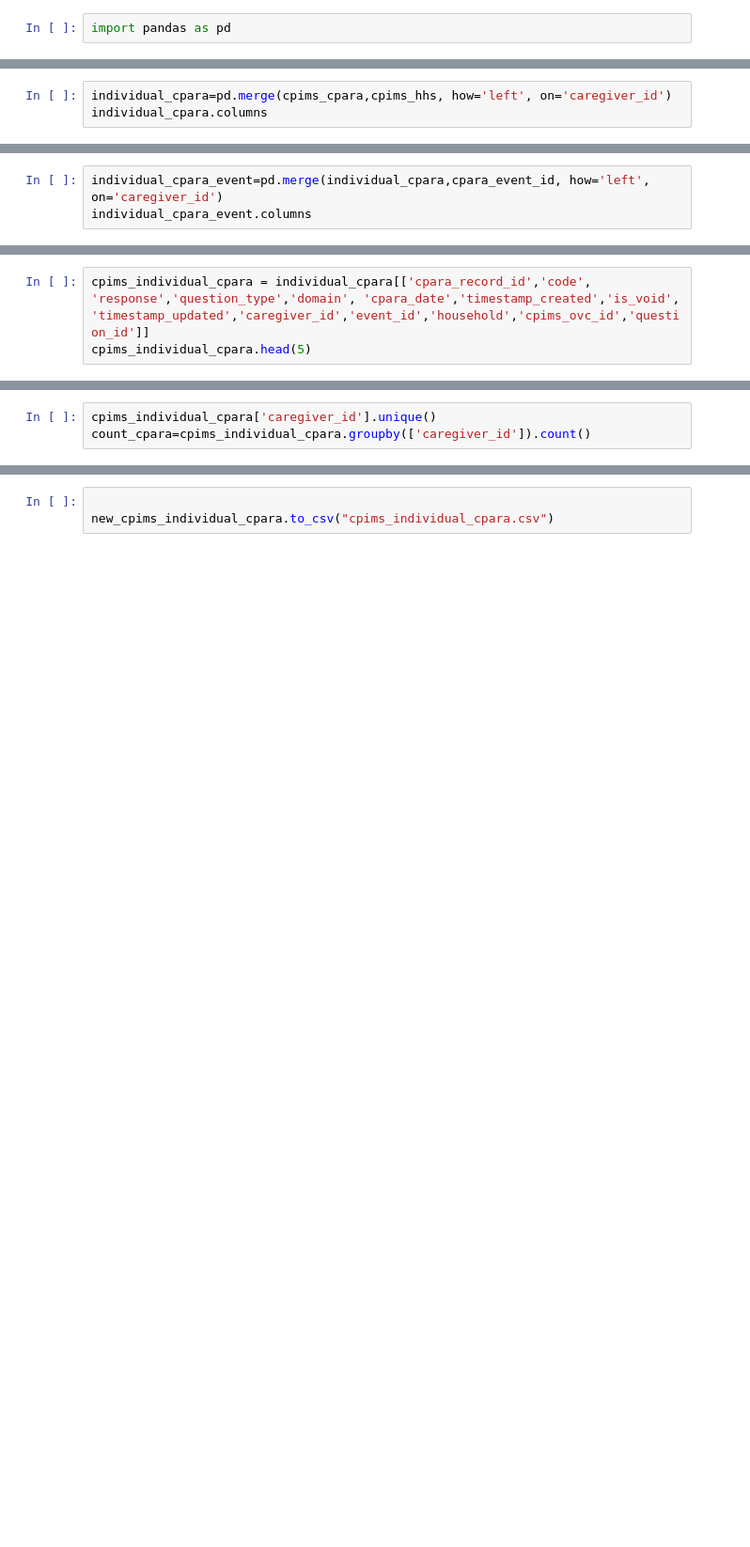
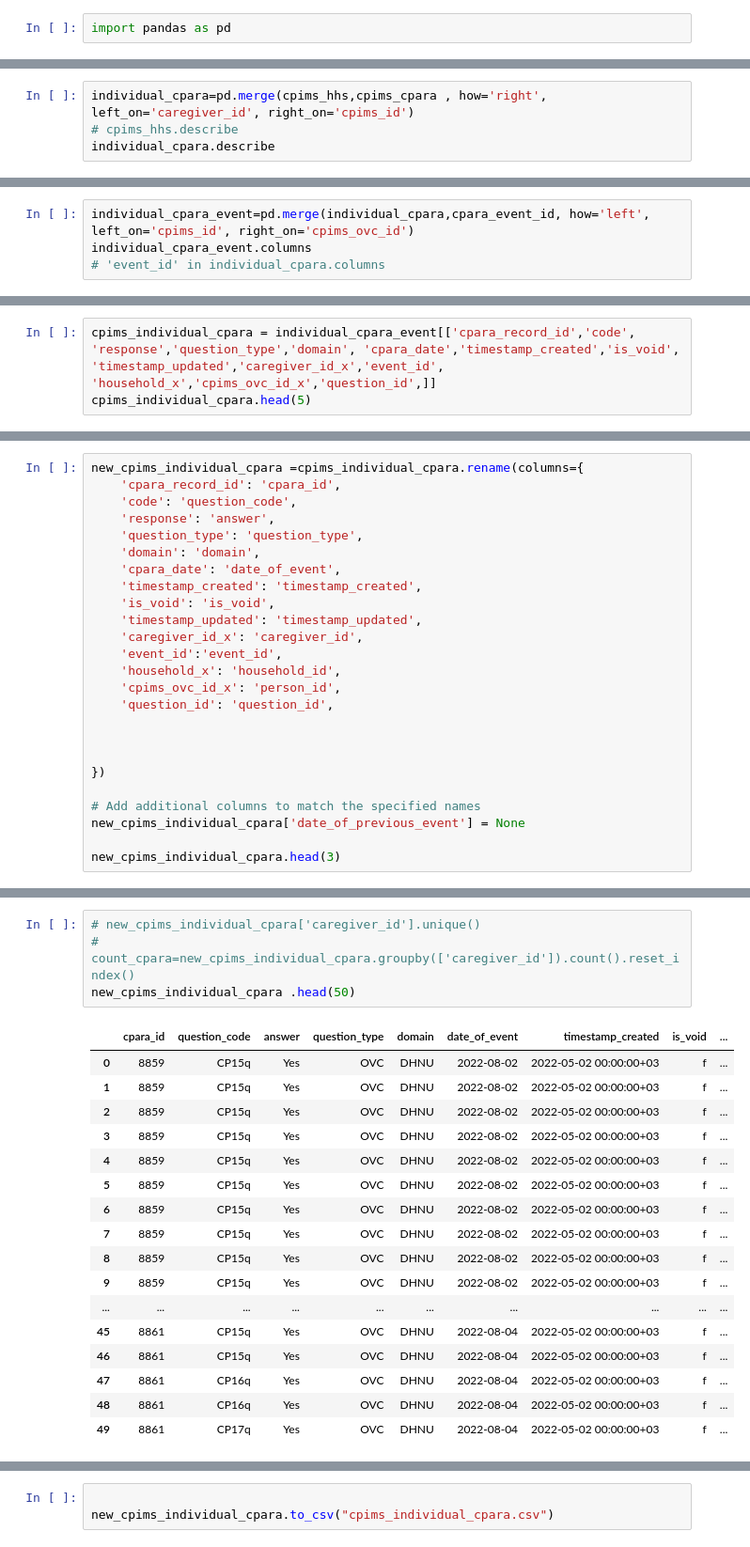
Before and after one commit to bmugwe/Usaid4thechild_data, a Jupyter notebook: individual_cpara.ipynb, the cells around one changed output, grey strips where cells are left out. Shown at 94% size. Saved outputs shown, nothing was run; the diff lists cells and outputs as text; blank space fills up the shorter version.

Commit message:
Individual CPARA

```diff
--- a/individual_cpara.ipynb
+++ b/individual_cpara.ipynb
@@ -37,4 +38,5 @@ Index(['question_id', 'code', 'question_x', 'domain', 'question_text',
 # %%
-individual_cpara=pd.merge(cpims_cpara,cpims_hhs, how='left', on='caregiver_id')
-individual_cpara.columns
+individual_cpara=pd.merge(cpims_hhs,cpims_cpara , how='right', left_on='caregiver_id', right_on='cpims_id')
+# cpims_hhs.describe
+individual_cpara.describe
 # %% [output]
@@ -75,3 +106,4 @@ dtype: int64
 # %%
-individual_cpara_event=pd.merge(individual_cpara,cpara_event_id, how='left', on='caregiver_id')
+individual_cpara_event=pd.merge(individual_cpara,cpara_event_id, how='left', left_on='cpims_id', right_on='cpims_ovc_id')
 individual_cpara_event.columns
+# 'event_id' in individual_cpara.columns
@@ -78,3 +119,3 @@ individual_cpara_event.columns
 # %%
-cpims_individual_cpara = individual_cpara[['cpara_record_id','code', 'response','question_type','domain', 'cpara_date','timestamp_created','is_void', 'timestamp_updated','caregiver_id','event_id','household','cpims_ovc_id','question_id']]
+cpims_individual_cpara = individual_cpara_event[['cpara_record_id','code', 'response','question_type','domain', 'cpara_date','timestamp_created','is_void', 'timestamp_updated','caregiver_id_x','event_id', 'household_x','cpims_ovc_id_x','question_id',]]
 cpims_individual_cpara.head(5)
@@ -80,0 +129,25 @@ cpims_individual_cpara.head(5)
+# %%
+new_cpims_individual_cpara =cpims_individual_cpara.rename(columns={
+    'cpara_record_id': 'cpara_id',
+    'code': 'question_code',
+    'response': 'answer',
+    'question_type': 'question_type',
+    'domain': 'domain',
+    'cpara_date': 'date_of_event',
+    'timestamp_created': 'timestamp_created',
+    'is_void': 'is_void',
+    'timestamp_updated': 'timestamp_updated',
+    'caregiver_id_x': 'caregiver_id',
+    'event_id':'event_id',
+    'household_x': 'household_id',
+    'cpims_ovc_id_x': 'person_id',
+    'question_id': 'question_id',
+
+
+
+})
+
+# Add additional columns to match the specified names
+new_cpims_individual_cpara['date_of_previous_event'] = None
+
+new_cpims_individual_cpara.head(3)
@@ -81,3 +159,22 @@ cpims_individual_cpara.head(5)
 # %%
-cpims_individual_cpara['caregiver_id'].unique()
-count_cpara=cpims_individual_cpara.groupby(['caregiver_id']).count()
+# new_cpims_individual_cpara['caregiver_id'].unique()
+# count_cpara=new_cpims_individual_cpara.groupby(['caregiver_id']).count().reset_index()
+new_cpims_individual_cpara .head(50)
+# %% [output]
+|  | cpara_id | question_code | answer | question_type | domain | date_of_event | timestamp_created | is_void | ... |
+| 0 | 8859 | CP15q | Yes | OVC | DHNU | 2022-08-02 | 2022-05-02 00:00:00+03 | f | ... |
+| 1 | 8859 | CP15q | Yes | OVC | DHNU | 2022-08-02 | 2022-05-02 00:00:00+03 | f | ... |
+| 2 | 8859 | CP15q | Yes | OVC | DHNU | 2022-08-02 | 2022-05-02 00:00:00+03 | f | ... |
+| 3 | 8859 | CP15q | Yes | OVC | DHNU | 2022-08-02 | 2022-05-02 00:00:00+03 | f | ... |
+| 4 | 8859 | CP15q | Yes | OVC | DHNU | 2022-08-02 | 2022-05-02 00:00:00+03 | f | ... |
+| 5 | 8859 | CP15q | Yes | OVC | DHNU | 2022-08-02 | 2022-05-02 00:00:00+03 | f | ... |
+| 6 | 8859 | CP15q | Yes | OVC | DHNU | 2022-08-02 | 2022-05-02 00:00:00+03 | f | ... |
+| 7 | 8859 | CP15q | Yes | OVC | DHNU | 2022-08-02 | 2022-05-02 00:00:00+03 | f | ... |
+| 8 | 8859 | CP15q | Yes | OVC | DHNU | 2022-08-02 | 2022-05-02 00:00:00+03 | f | ... |
+| 9 | 8859 | CP15q | Yes | OVC | DHNU | 2022-08-02 | 2022-05-02 00:00:00+03 | f | ... |
+| ... | ... | ... | ... | ... | ... | ... | ... | ... | ... |
+| 45 | 8861 | CP15q | Yes | OVC | DHNU | 2022-08-04 | 2022-05-02 00:00:00+03 | f | ... |
+| 46 | 8861 | CP15q | Yes | OVC | DHNU | 2022-08-04 | 2022-05-02 00:00:00+03 | f | ... |
+| 47 | 8861 | CP16q | Yes | OVC | DHNU | 2022-08-04 | 2022-05-02 00:00:00+03 | f | ... |
+| 48 | 8861 | CP16q | Yes | OVC | DHNU | 2022-08-04 | 2022-05-02 00:00:00+03 | f | ... |
+| 49 | 8861 | CP17q | Yes | OVC | DHNU | 2022-08-04 | 2022-05-02 00:00:00+03 | f | ... |
```
Also changed, not shown: parts of 9 cells of this notebook, 1 other file.
